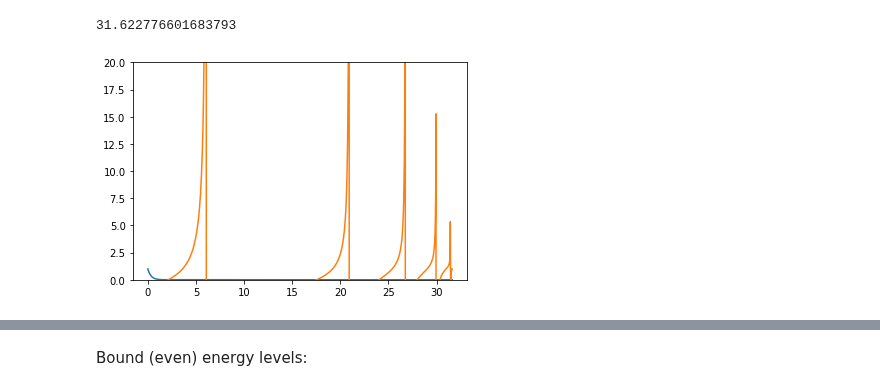
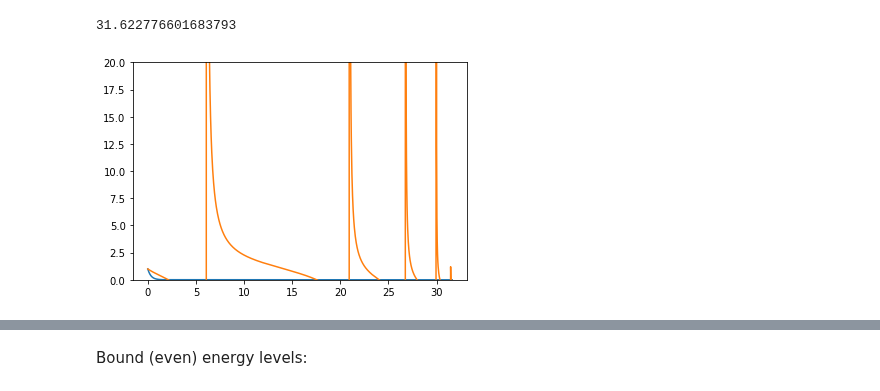
Before and after one commit to luigigenovese/KPM-nb, a Jupyter notebook: POLARIZABILITY/Potential_well_(infinite_domain_vs_finite_box).ipynb, the cells around one changed output, grey strips where cells are left out. Saved outputs shown, nothing was run; the diff lists cells and outputs as text; code cells hidden in the pictures.

```diff
--- a/POLARIZABILITY/Potential_well_(infinite_domain_vs_finite_box).ipynb
+++ b/POLARIZABILITY/Potential_well_(infinite_domain_vs_finite_box).ipynb
@@ -338,9 +338,9 @@ def q(mu): return np.sqrt(-mu**2+2*V0)
 31.622776601683793
 # %%
 plt.plot(mu,np.exp(-2.0*mu*(L-a)))
-plt.plot(mu,(mu-q(mu)*np.tan(q(mu)*a))/(mu+q(mu)*np.tan(q(mu)*a)))
+plt.plot(mu,-(mu-q(mu)*np.tan(q(mu)*a))/(mu+q(mu)*np.tan(q(mu)*a)))
 plt.ylim([0,20])
 plt.show()
 # %% [output]
-[figure, old version]
+[figure, new version]
 # %%
```
Also changed, not shown: parts of 14 cells of this notebook.
